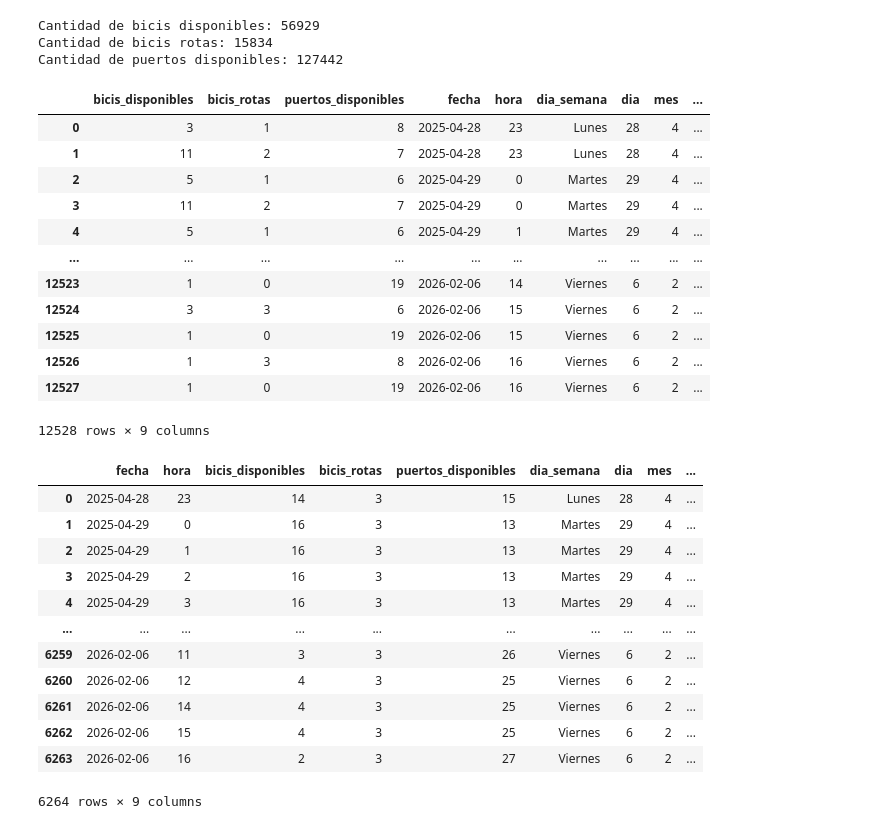
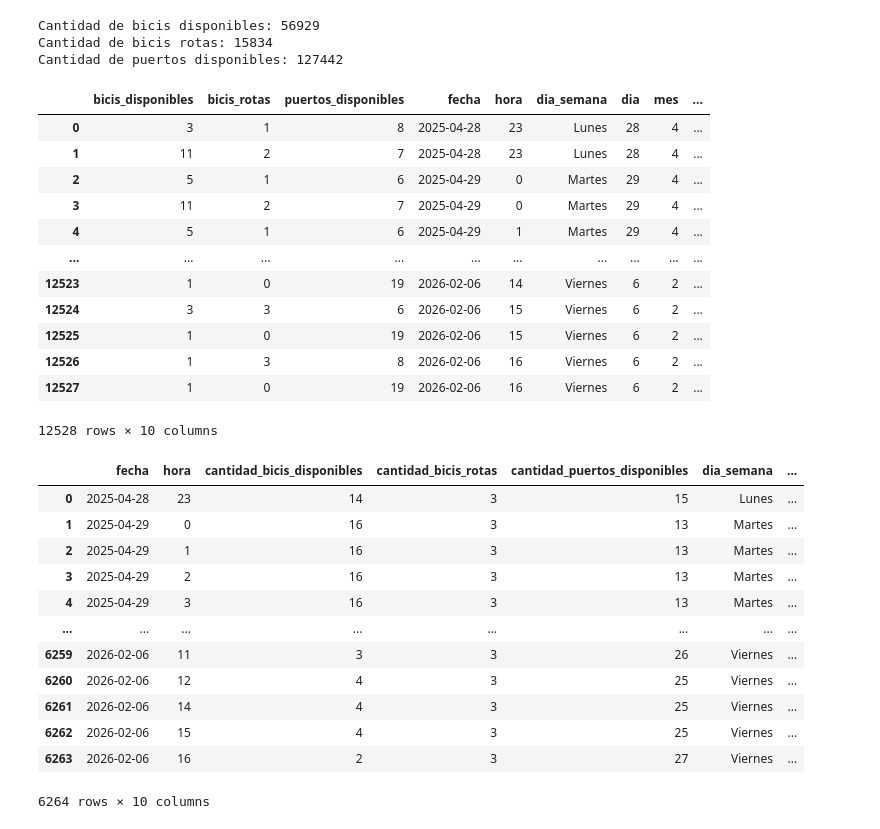
Before and after one commit to leonelifernandez12/labo_datos, a Jupyter notebook: tp1.ipynb, the cells around one changed output. Drawn from its saved outputs; the diff is of its cells as text; code cells hidden in the pictures.

```diff
--- a/tp1.ipynb
+++ b/tp1.ipynb
@@ -396,7 +370,7 @@ Cantidad de bicis disponibles: 56929
 Cantidad de bicis rotas: 15834
 Cantidad de puertos disponibles: 127442
 # %%
-datos_eda = datos_limpios[["bicis_disponibles","bicis_rotas","puertos_disponibles","fecha","hora","dia_semana","dia","mes","anio"]]
+datos_eda = datos_limpios[["bicis_disponibles","bicis_rotas","puertos_disponibles","fecha","hora","dia_semana","dia","mes","anio", "estacion_anio"]]
 datos_eda
 # %% [output]
 |  | bicis_disponibles | bicis_rotas | puertos_disponibles | fecha | hora | dia_semana | dia | mes | ... |
@@ -411,7 +385,7 @@ datos_eda
 | 12525 | 1 | 0 | 19 | 2026-02-06 | 15 | Viernes | 6 | 2 | ... |
 | 12526 | 1 | 3 | 8 | 2026-02-06 | 16 | Viernes | 6 | 2 | ... |
 | 12527 | 1 | 0 | 19 | 2026-02-06 | 16 | Viernes | 6 | 2 | ... |
-12528 rows × 9 columns
+12528 rows × 10 columns
 # %%
 datos_eda_agrupados = datos_eda.groupby(["fecha", "hora"]).agg({
     "bicis_disponibles": "sum",
@@ -424,19 +399,24 @@ datos_eda_agrupados = datos_eda.groupby(["fecha", "hora"]).agg({
 }).reset_index()
 
 # Pero con aggregate no estoy creando las variables en sí, debería renombrarlas y listo, no?
-# %%
-datos_eda_agrupados
-# %% [output]
-|  | fecha | hora | bicis_disponibles | bicis_rotas | puertos_disponibles | dia_semana | dia | mes | ... |
-| 0 | 2025-04-28 | 23 | 14 | 3 | 15 | Lunes | 28 | 4 | ... |
-| 1 | 2025-04-29 | 0 | 16 | 3 | 13 | Martes | 29 | 4 | ... |
-| 2 | 2025-04-29 | 1 | 16 | 3 | 13 | Martes | 29 | 4 | ... |
-| 3 | 2025-04-29 | 2 | 16 | 3 | 13 | Martes | 29 | 4 | ... |
-| 4 | 2025-04-29 | 3 | 16 | 3 | 13 | Martes | 29 | 4 | ... |
-| ... | ... | ... | ... | ... | ... | ... | ... | ... | ... |
-| 6259 | 2026-02-06 | 11 | 3 | 3 | 26 | Viernes | 6 | 2 | ... |
-| 6260 | 2026-02-06 | 12 | 4 | 3 | 25 | Viernes | 6 | 2 | ... |
-| 6261 | 2026-02-06 | 14 | 4 | 3 | 25 | Viernes | 6 | 2 | ... |
-| 6262 | 2026-02-06 | 15 | 4 | 3 | 25 | Viernes | 6 | 2 | ... |
-| 6263 | 2026-02-06 | 16 | 2 | 3 | 27 | Viernes | 6 | 2 | ... |
-6264 rows × 9 columns
+# %%
+datos_eda_agrupados = datos_eda_agrupados.rename(columns={
+    "bicis_disponibles": "cantidad_bicis_disponibles",
+    "bicis_rotas": "cantidad_bicis_rotas",
+    "puertos_disponibles": "cantidad_puertos_disponibles"
+})
+datos_eda_agrupados
+# %% [output]
+|  | fecha | hora | cantidad_bicis_disponibles | cantidad_bicis_rotas | cantidad_puertos_disponibles | dia_semana | ... |
+| 0 | 2025-04-28 | 23 | 14 | 3 | 15 | Lunes | ... |
+| 1 | 2025-04-29 | 0 | 16 | 3 | 13 | Martes | ... |
+| 2 | 2025-04-29 | 1 | 16 | 3 | 13 | Martes | ... |
+| 3 | 2025-04-29 | 2 | 16 | 3 | 13 | Martes | ... |
+| 4 | 2025-04-29 | 3 | 16 | 3 | 13 | Martes | ... |
+| ... | ... | ... | ... | ... | ... | ... | ... |
+| 6259 | 2026-02-06 | 11 | 3 | 3 | 26 | Viernes | ... |
+| 6260 | 2026-02-06 | 12 | 4 | 3 | 25 | Viernes | ... |
+| 6261 | 2026-02-06 | 14 | 4 | 3 | 25 | Viernes | ... |
+| 6262 | 2026-02-06 | 15 | 4 | 3 | 25 | Viernes | ... |
+| 6263 | 2026-02-06 | 16 | 2 | 3 | 27 | Viernes | ... |
+6264 rows × 10 columns
```
Also changed, not shown: parts of 15 cells of this notebook, 1 other file.
